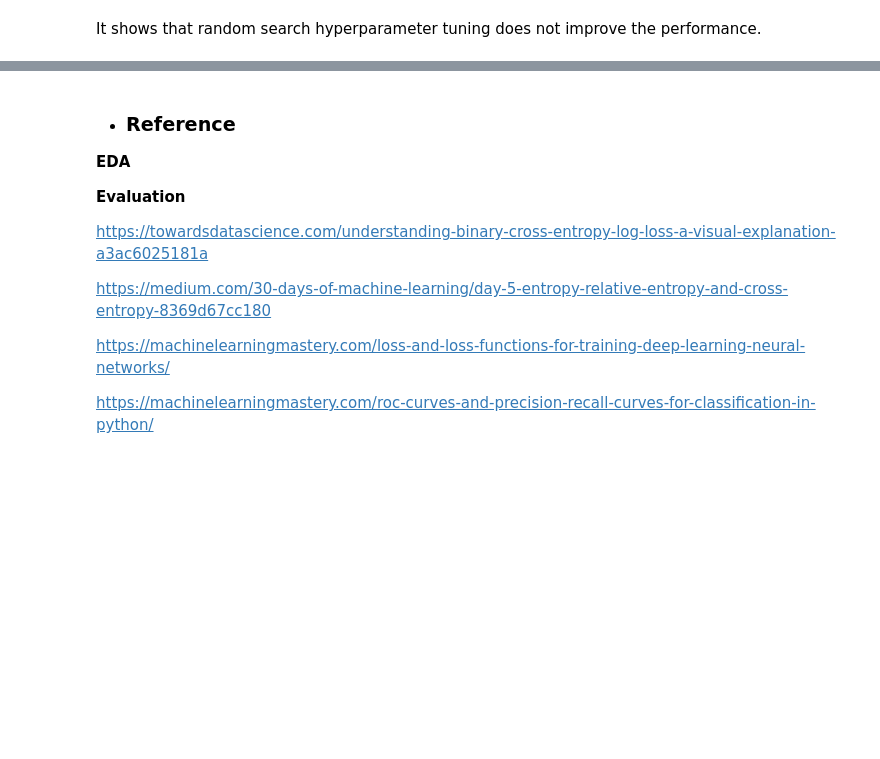
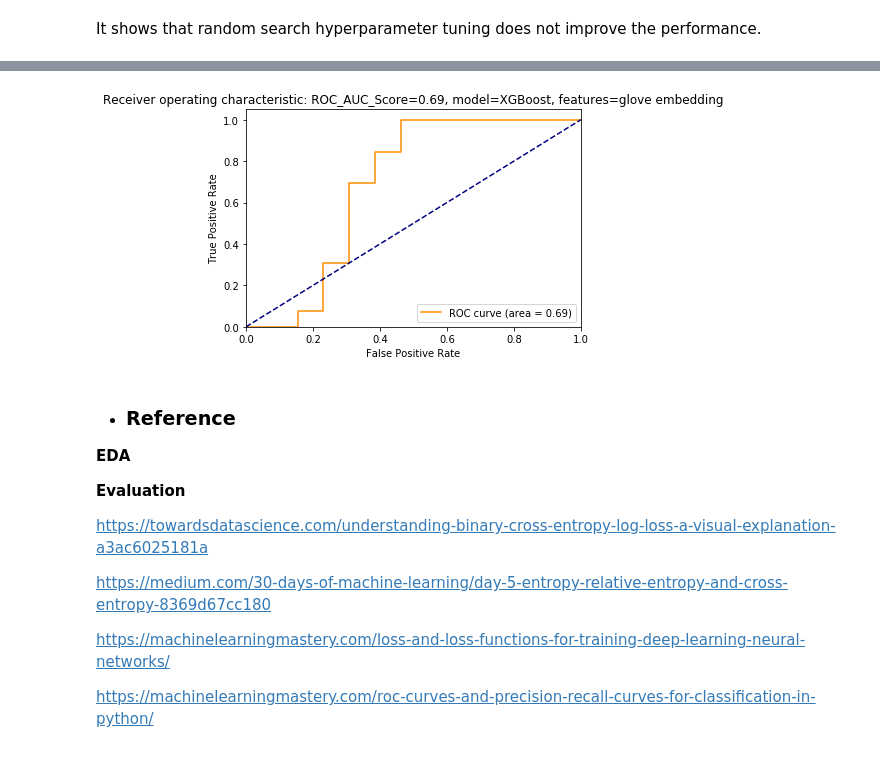
Before and after one commit to ck-unifr/german-wings-airline-challenge, a Jupyter notebook: german-wings-review.ipynb, the cells around one changed output, grey strips where cells are left out. Saved outputs shown, nothing was run; the diff lists cells and outputs as text; code cells hidden in the pictures; blank space fills up the shorter version.

```diff
--- a/german-wings-review.ipynb
+++ b/german-wings-review.ipynb
@@ -1042,3 +1106,7 @@ embeddings_index = dict(get_coefs(*o.strip().split()) for o in open(EMBEDDING_FI
+# %%
+plot_auc_curve(yvalid, predictions[:, 1], model_name='XGBoost',  features='glove embedding')
+# %% [output]
+[figure, added]
 # %% [markdown]
 - ### Reference
 
```
Also changed, not shown: parts of 13 cells of this notebook.
